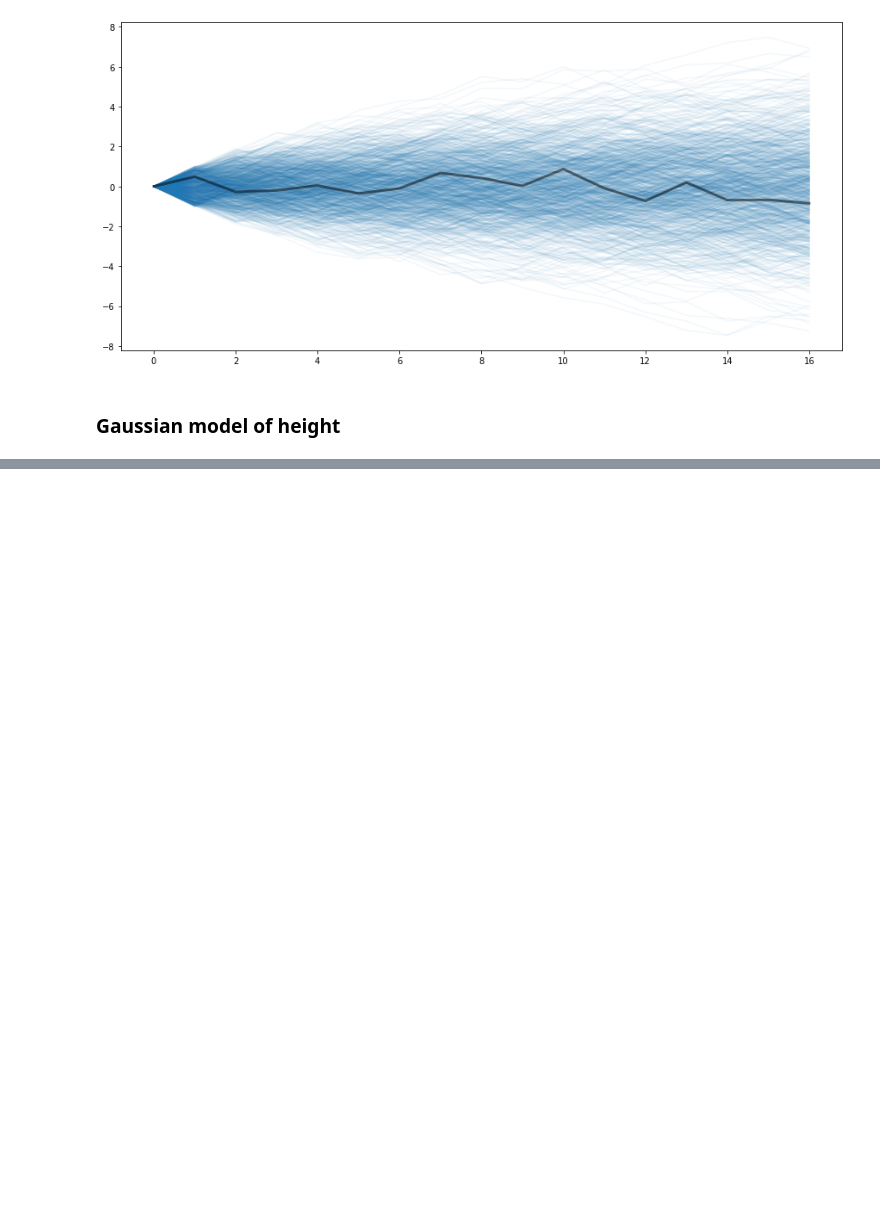
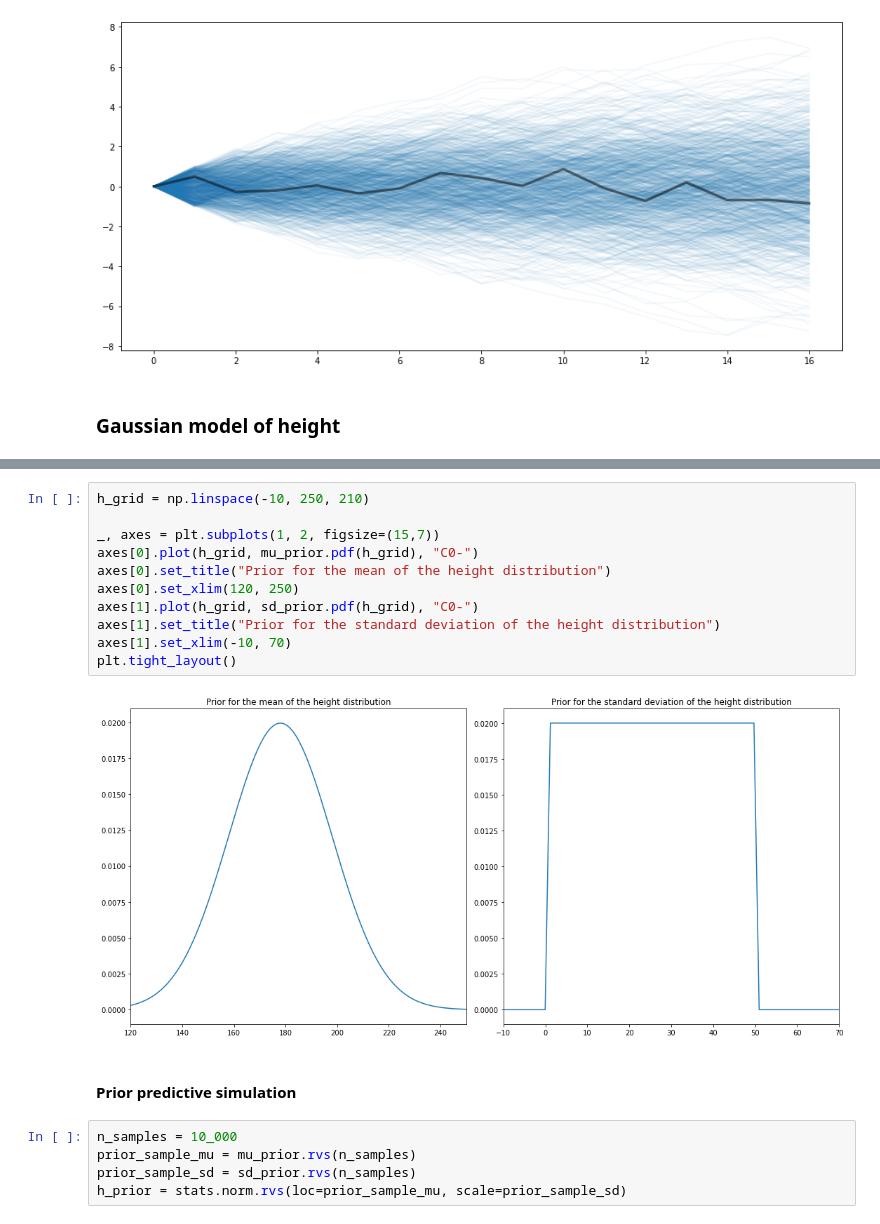
Before and after one commit to pandrich/resources, a Jupyter notebook: Rethinking_2/my_notebooks/Chapter4.ipynb, the cells around one changed output, grey strips where cells are left out. Cells and saved outputs as stored; diff of their text form; blank space fills up the shorter version.

```diff
--- a/Rethinking_2/my_notebooks/Chapter4.ipynb
+++ b/Rethinking_2/my_notebooks/Chapter4.ipynb
@@ -33,0 +66,20 @@ FileNotFoundError: [Errno 2] No such file or directory: '.Data/Howell1.csv'
+# %%
+h_grid = np.linspace(-10, 250, 210)
+
+_, axes = plt.subplots(1, 2, figsize=(15,7))
+axes[0].plot(h_grid, mu_prior.pdf(h_grid), "C0-")
+axes[0].set_title("Prior for the mean of the height distribution")
+axes[0].set_xlim(120, 250)
+axes[1].plot(h_grid, sd_prior.pdf(h_grid), "C0-")
+axes[1].set_title("Prior for the standard deviation of the height distribution")
+axes[1].set_xlim(-10, 70)
+plt.tight_layout()
+# %% [output]
+[figure, added]
+# %% [markdown]
+#### Prior predictive simulation
+# %%
+n_samples = 10_000
+prior_sample_mu = mu_prior.rvs(n_samples)
+prior_sample_sd = sd_prior.rvs(n_samples)
+h_prior = stats.norm.rvs(loc=prior_sample_mu, scale=prior_sample_sd)
```
Also changed, not shown: parts of 183 cells of this notebook, 3 other files.
